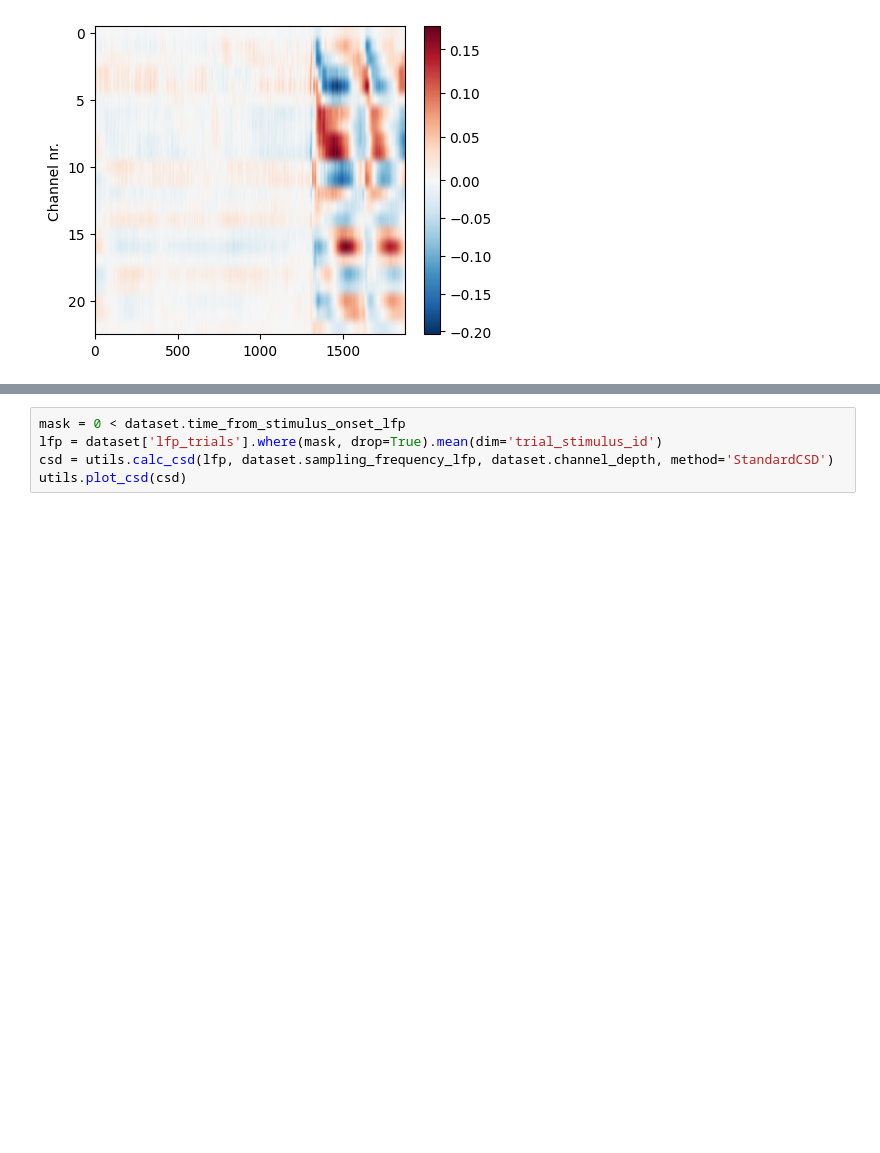
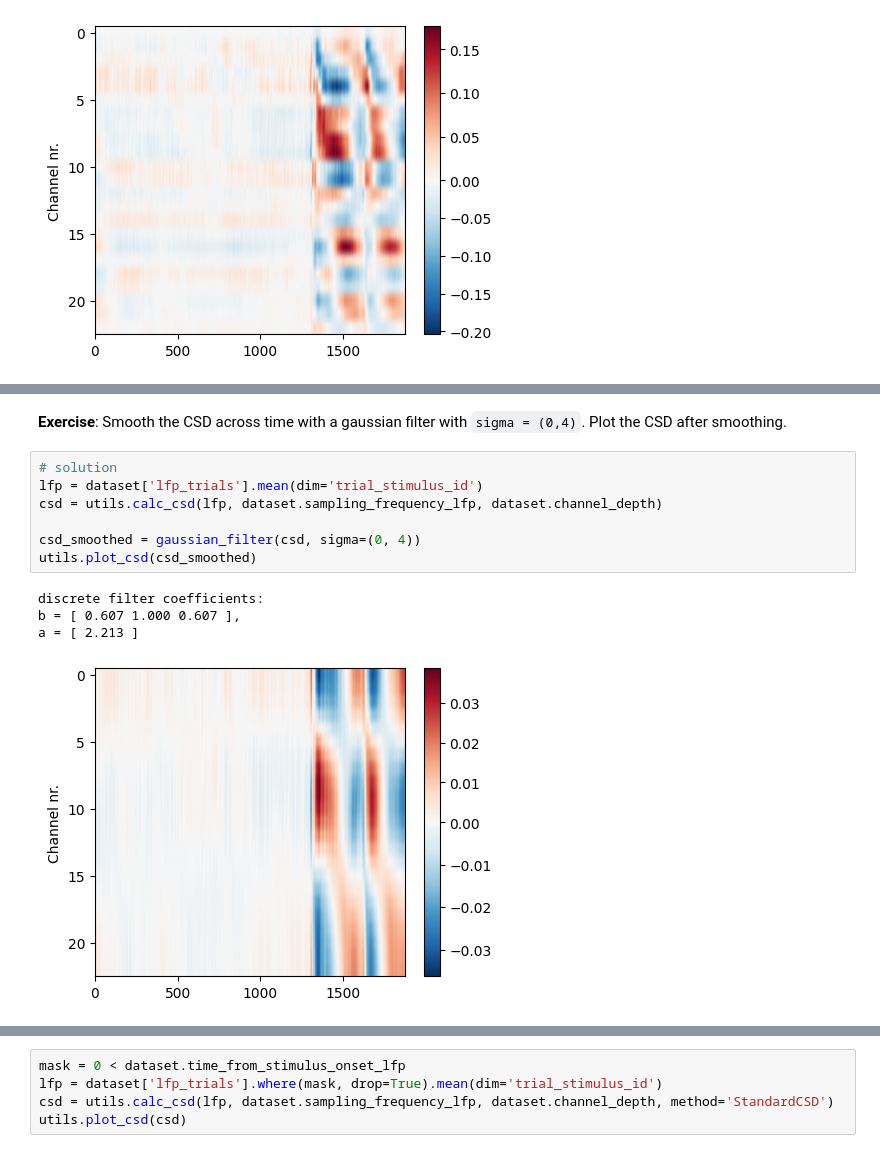
Before and after one commit to ibehave-ibots/LFP-Analysis-in-Python, a Jupyter notebook: Day1/03 CSD Analysis Theory and Methods/(solutions) 3 CSD Analysis Theory and Methods.ipynb, the cells around one changed output, grey strips where cells are left out. Drawn from its saved outputs; the diff is of its cells as text; blank space fills up the shorter version.

```diff
--- a/Day1/03 CSD Analysis Theory and Methods/(solutions) 3 CSD Analysis Theory and Methods.ipynb
+++ b/Day1/03 CSD Analysis Theory and Methods/(solutions) 3 CSD Analysis Theory and Methods.ipynb
@@ -204,0 +230,14 @@ a = [ 2.213 ]
+# %% [markdown]
+**Exercise**: Smooth the CSD across time with a gaussian filter with ``sigma = (0,4)``. Plot the CSD after smoothing.
+# %%
+# solution
+lfp = dataset['lfp_trials'].mean(dim='trial_stimulus_id')
+csd = utils.calc_csd(lfp, dataset.sampling_frequency_lfp, dataset.channel_depth)
+
+csd_smoothed = gaussian_filter(csd, sigma=(0, 4))
+utils.plot_csd(csd_smoothed)
+# %% [output]
+discrete filter coefficients:
+b = [ 0.607 1.000 0.607 ],
+a = [ 2.213 ]
+[figure, added]
```
Also changed, not shown: parts of 50 cells of this notebook.
